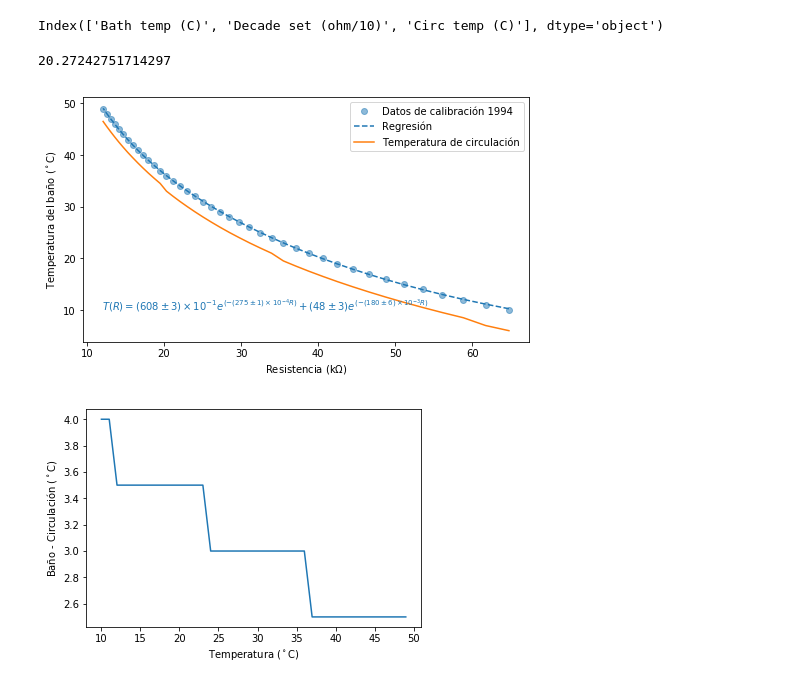
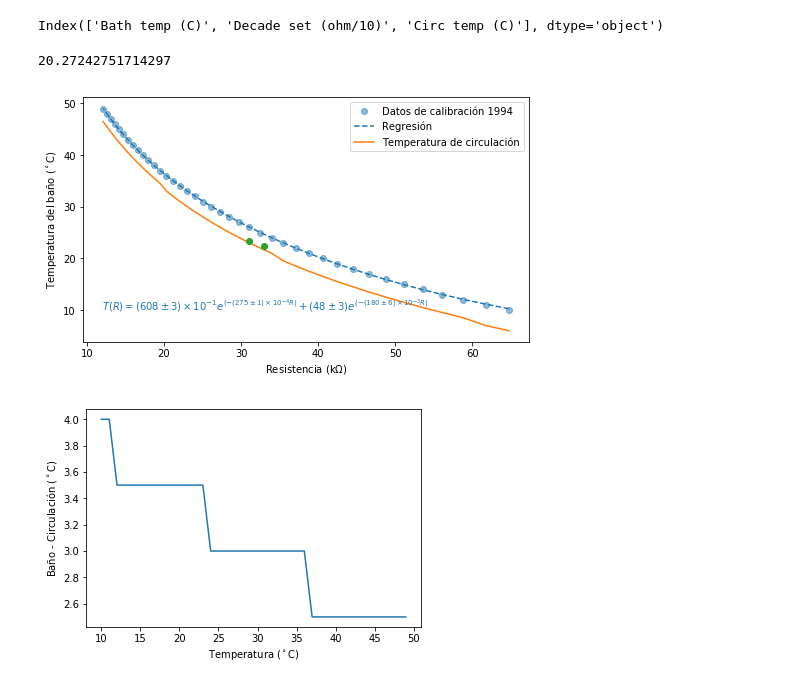
Before and after one commit to jsbarbosa/TesisQuimica, a Jupyter notebook: Data/TemperatureCurves/Plots.ipynb, the cells around one changed output. Saved outputs shown, nothing was run; the diff lists cells and outputs as text; code cells hidden in the pictures.

```diff
--- a/Data/TemperatureCurves/Plots.ipynb
+++ b/Data/TemperatureCurves/Plots.ipynb
@@ -74,23 +74,25 @@ y_fit = temperature_func(x, *popt)
 # %%
 fig, ax = plt.subplots(figsize = (8, 4.5))
 
 c = ax.plot(x, y, "o", alpha = 0.5, label = "Datos de calibración 1994")[0].get_color()
 ax.plot(x, y_fit, "--", c = c, label = "Regresión")
 ax.plot(x, y_circ, label = "Temperatura de circulación")
 
 ax.set_xlabel(r"Resistencia (k$\Omega$)")
 ax.set_ylabel(r"Temperatura del baño ($^\circ$C)")
 
 ax.text(12, 10, makeStrFunction("R", "T", popt, pcov, temperature_eq), color = c)#, fontsize = 15)
 
+ax.plot([33.0, 31.0], [22.42, 23.4], "o")
+
 y_ = temperature_func(40, *popt)
 print(y_)
 
 ax.legend()
 plt.show()
 # %% [output]
 20.27242751714297
-[figure, old version]
+[figure, new version]
 # %%
 plt.plot(y, y - y_circ)
 plt.xlabel("Temperatura ($^\circ$C)")
```
Also changed, not shown: 4 other files.
